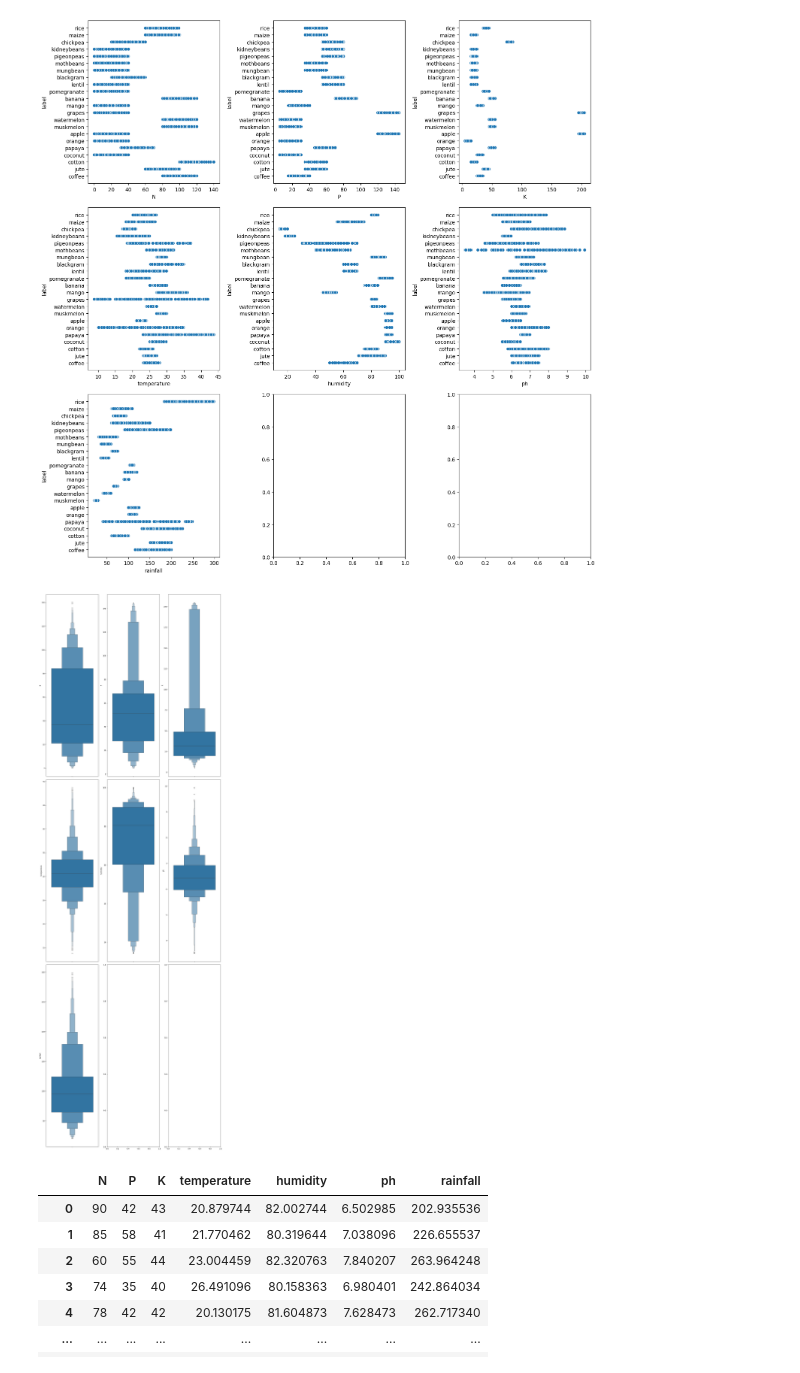
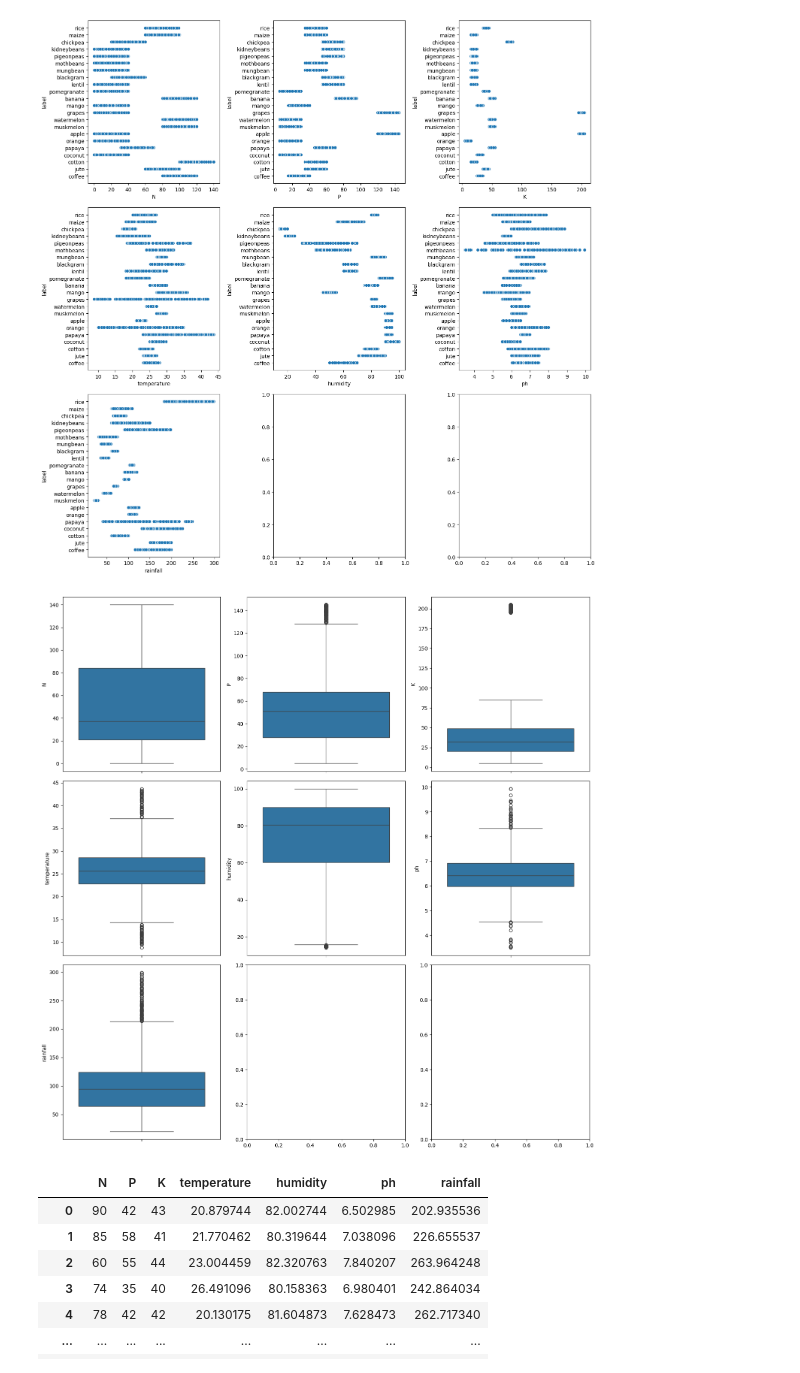
Before and after one commit to ghoshsupriyo/Crop-_Fertilizer-Recommendation, a Jupyter notebook: Crop/crop.ipynb, the cells around one changed output. Drawn from its saved outputs; the diff is of its cells as text; code cells hidden in the pictures.

```diff
--- a/Crop/crop.ipynb
+++ b/Crop/crop.ipynb
@@ -132,14 +132,14 @@ plt.show()
 # %% [output]
 [figure]
 # %%
-# finf=ding outliers - boxplot
-fig, ax = plt.subplots(3, 3, figsize=(15,45))
+# Finding outliers - boxplot
+fig, ax = plt.subplots(3,3, figsize=(15,15))
 for i, subplot in zip(features, ax.flatten()):
-    sns.boxenplot(crop[i], ax=subplot)
+    sns.boxplot(crop[i], ax=subplot)
 plt.tight_layout()
 plt.show()
 # %% [output]
-[figure, old version]
+[figure, new version]
 # %%
 # correlation of the features
 num_cols = crop.select_dtypes(include=[np.number])
```
Also changed, not shown: parts of 17 cells of this notebook.
